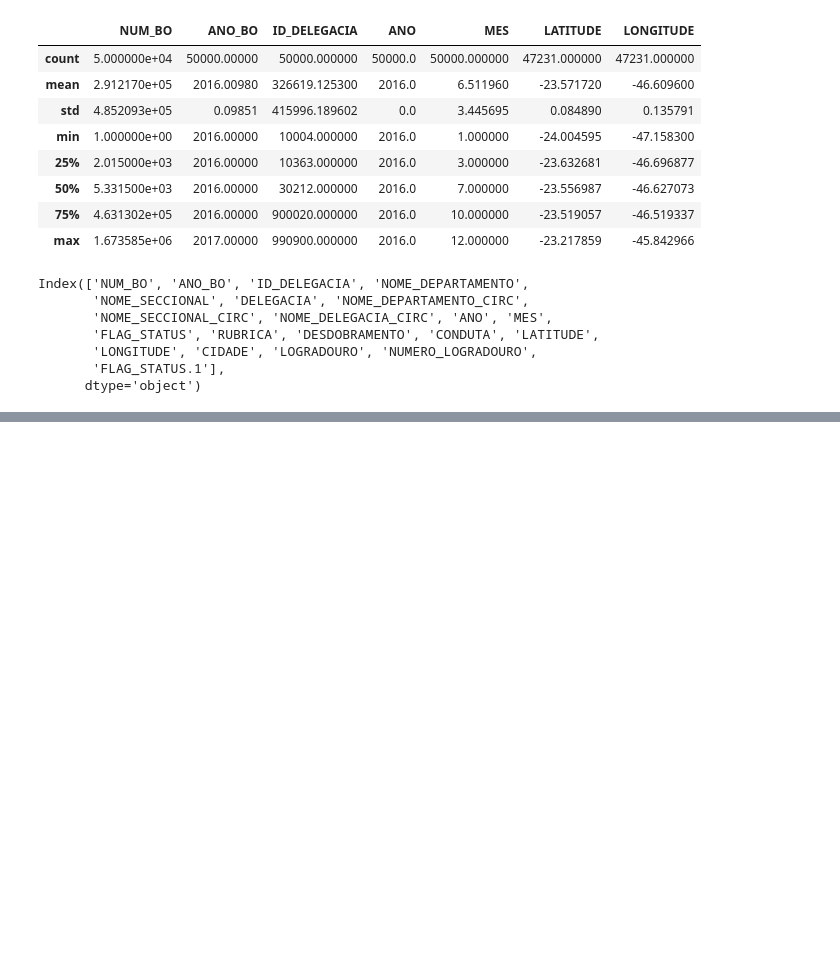
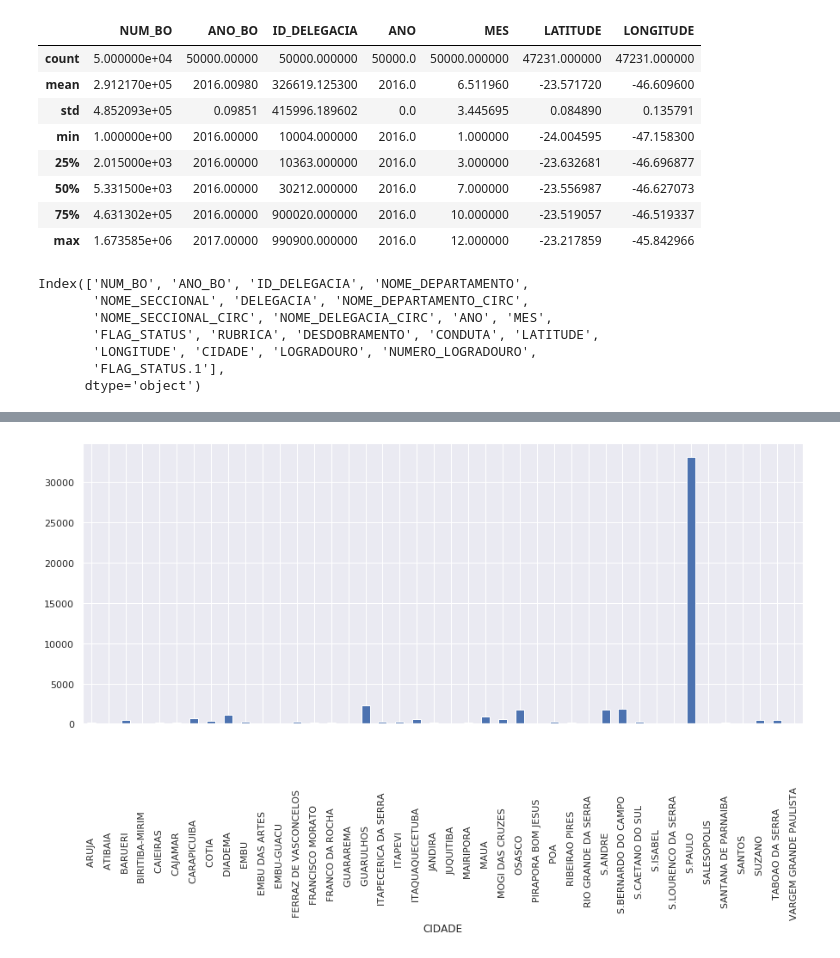
Before and after one commit to DigoKenji/Projeto_IA, a Jupyter notebook: Jupyter_Files/Analise_dados.ipynb, the cells around one changed output, grey strips where cells are left out. Cells and saved outputs as stored; diff of their text form; code cells hidden in the pictures; blank space fills up the shorter version.

```diff
--- a/Jupyter_Files/Analise_dados.ipynb
+++ b/Jupyter_Files/Analise_dados.ipynb
@@ -25,6 +25,10 @@ Para fazer esta analise, primeiro começamos fazendo um import das bibliotecas P
 # %%
 import numpy as np
 import pandas as pd
+import matplotlib.pyplot as plt
+from scipy import stats
+import seaborn as sns
+sns.set()
 # %% [markdown]
 Agora, importamos os arquivos csv para o notebook:
 # %%
@@ -144,0 +297,5 @@ tab.loc[tab.CIDADE == "S.PAULO", :]
+# %%
+plt.figure(figsize=(15,6))
+plot = tmp.groupby("CIDADE")['RUBRICA'].count().plot(kind = 'bar')
+# %% [output]
+[figure, added]
```
Also changed, not shown: parts of 22 cells of this notebook, 2 other files.
